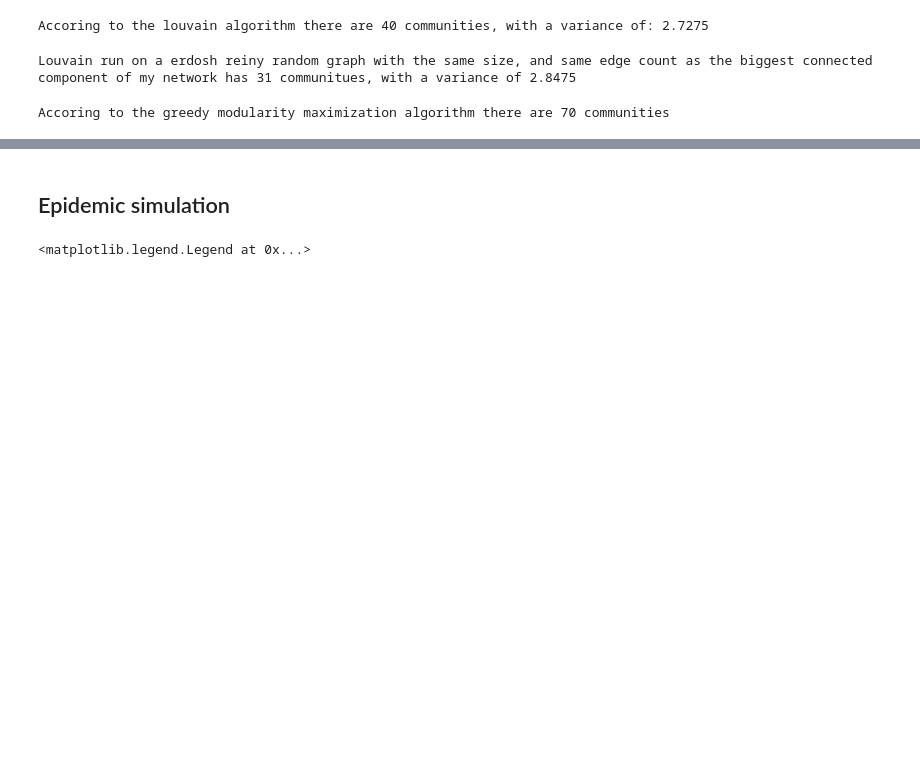
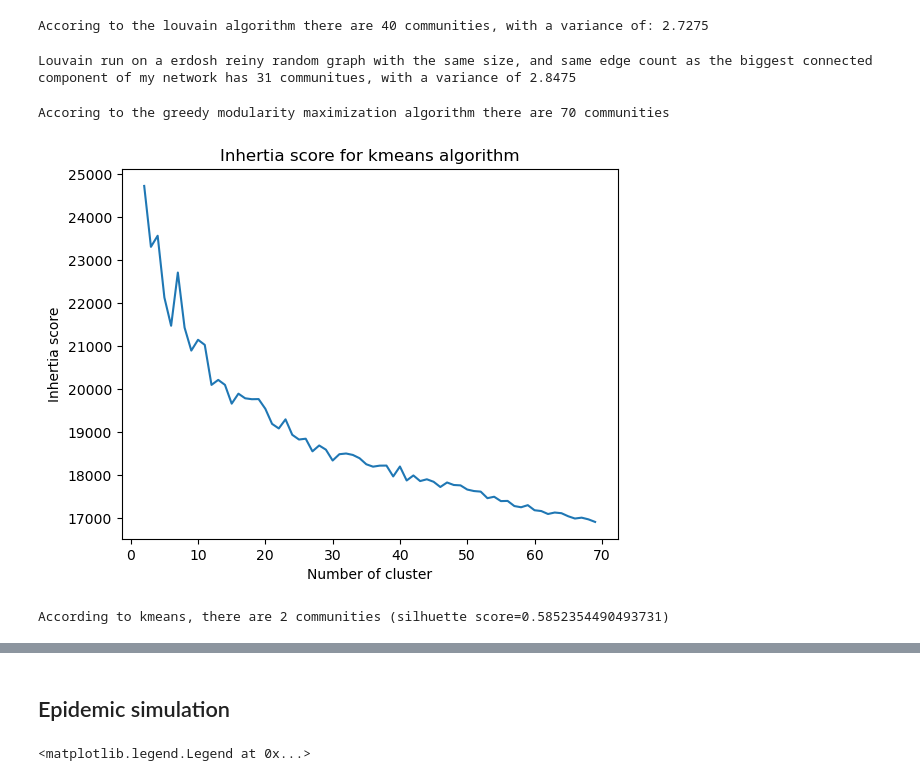
Before and after one commit to marcoSanti/AVRC-lab, a Jupyter notebook: progetto-finale/progetto-santimaria.ipynb, the cells around one changed output, grey strips where cells are left out. Saved outputs shown, nothing was run; the diff lists cells and outputs as text; code cells hidden in the pictures; blank space fills up the shorter version.

```diff
--- a/progetto-finale/progetto-santimaria.ipynb
+++ b/progetto-finale/progetto-santimaria.ipynb
@@ -219,0 +201,30 @@ for k in range(2, 70,1):
+# %%
+#has the graph a hierarchical structure?
+#testing with kmeans from k=390 to k=420
+from sklearn.metrics import silhouette_score
+from sklearn.cluster import KMeans
+import warnings
+warnings.filterwarnings("ignore")
+
+data = nx.to_numpy_array(collabGraphBiggestConnectedComponent)
+labels = []
+sse = {}
+silScore = []
+
+for k in range(2, 70,1):
+    kmeans = KMeans(n_clusters=k, max_iter=100).fit(data)
+    labels.append(kmeans.labels_)
+    silScore.append([k, silhouette_score(data, labels=labels[-1])])
+    sse[k] = kmeans.inertia_ # Inertia: Sum of distances of samples to their closest cluster center
+plt.figure()
+plt.plot(list(sse.keys()), list(sse.values()))
+plt.xlabel("Number of cluster")
+plt.ylabel("Inhertia score")
+plt.title("Inhertia score for kmeans algorithm")
+plt.show()
+
+kMeansResult = max(silScore, key=lambda x: x[1])
+print(f"According to kmeans, there are {kMeansResult[0]} communities (silhuette score={kMeansResult[1]})")
+# %% [output]
+[figure, added]
+According to kmeans, there are 2 communities (silhuette score=0.5852354490493731)
```
Also changed, not shown: parts of 8 cells of this notebook.
